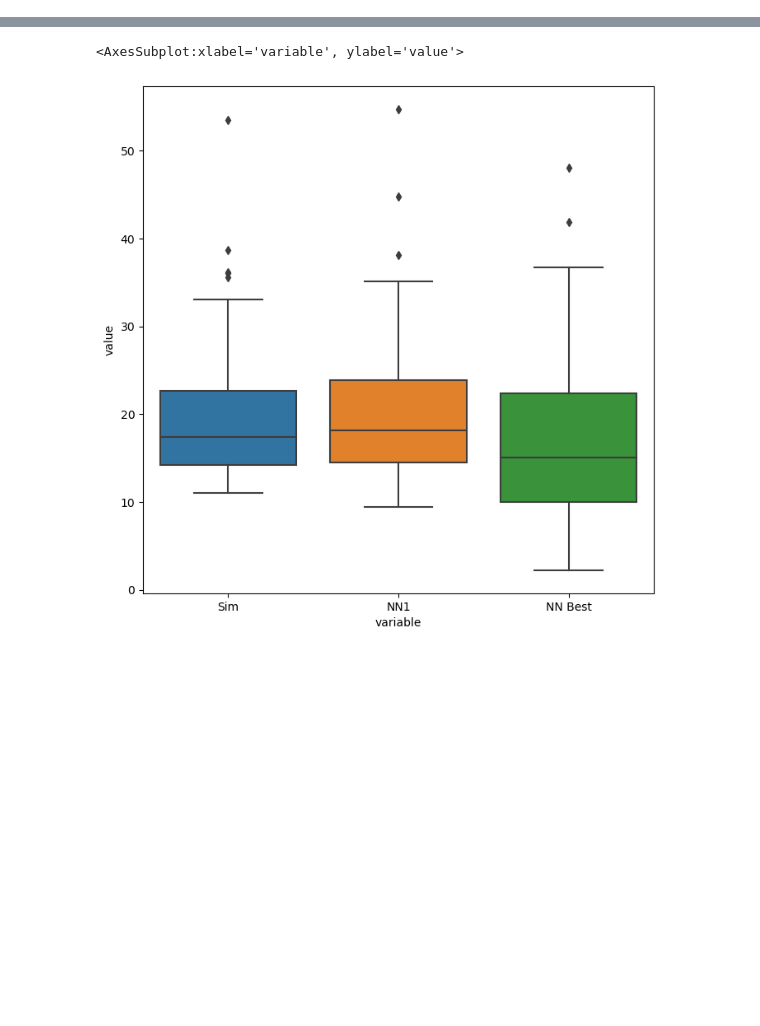
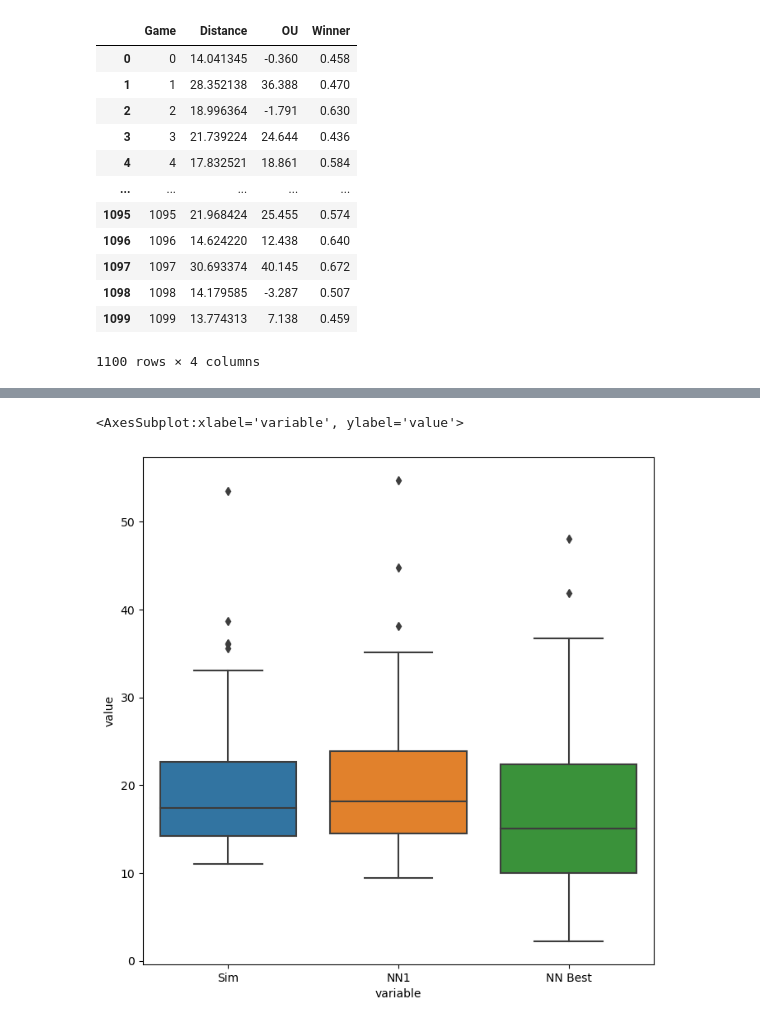
Before and after one commit to mdonahue263/NCAA_Markov, a Jupyter notebook: test_nns_against_regular_sim_v02.ipynb, the cells around one changed output, grey strips where cells are left out. Saved outputs shown, nothing was run; the diff lists cells and outputs as text; code cells hidden in the pictures; blank space fills up the shorter version.

```diff
--- a/test_nns_against_regular_sim_v02.ipynb
+++ b/test_nns_against_regular_sim_v02.ipynb
@@ -289,0 +360,16 @@ for g in games_to_test:
+# %%
+testing_df_grouped
+# %% [output]
+|  | Game | Distance | OU | Winner |
+| 0 | 0 | 14.041345 | -0.360 | 0.458 |
+| 1 | 1 | 28.352138 | 36.388 | 0.470 |
+| 2 | 2 | 18.996364 | -1.791 | 0.630 |
+| 3 | 3 | 21.739224 | 24.644 | 0.436 |
+| 4 | 4 | 17.832521 | 18.861 | 0.584 |
+| ... | ... | ... | ... | ... |
+| 1095 | 1095 | 21.968424 | 25.455 | 0.574 |
+| 1096 | 1096 | 14.624220 | 12.438 | 0.640 |
+| 1097 | 1097 | 30.693374 | 40.145 | 0.672 |
+| 1098 | 1098 | 14.179585 | -3.287 | 0.507 |
+| 1099 | 1099 | 13.774313 | 7.138 | 0.459 |
+1100 rows × 4 columns
```
Also changed, not shown: parts of 27 cells of this notebook, 1 other file.
